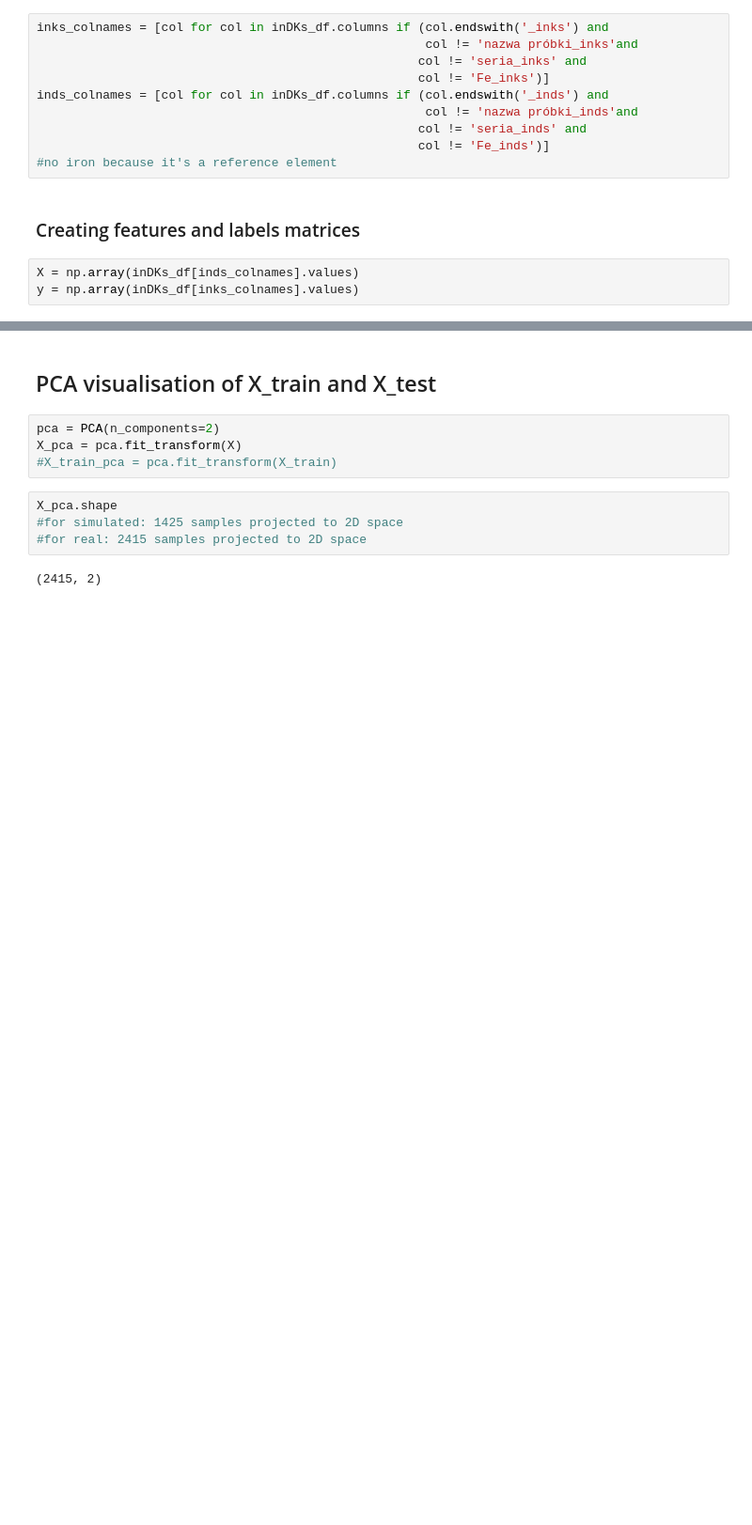
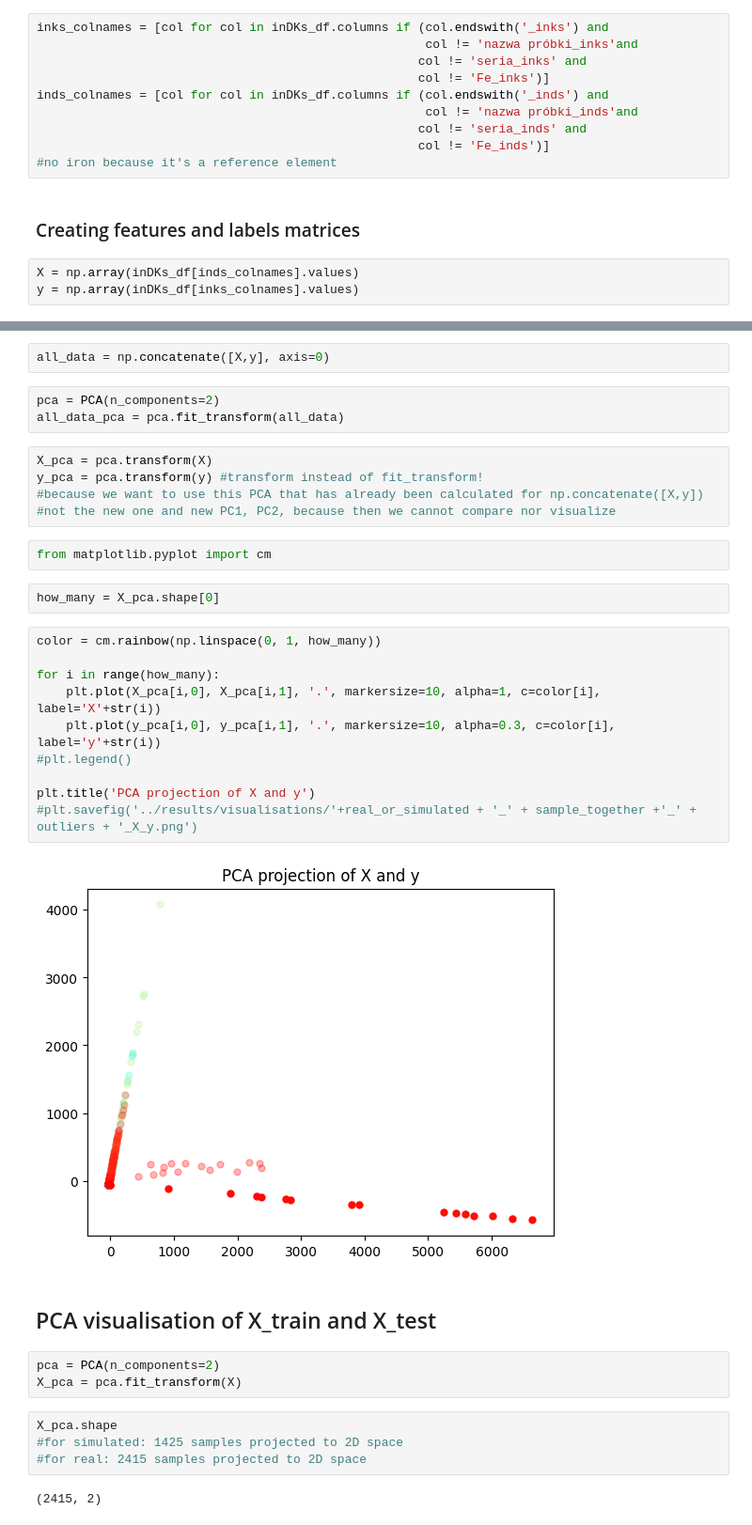
Before and after one commit to BDomzal/inks, a Jupyter notebook: notebooks/data_visualisation.ipynb, the cells around one changed output, grey strips where cells are left out. Shown at 94% size. Saved outputs shown, nothing was run; the diff lists cells and outputs as text; blank space fills up the shorter version.

```diff
--- a/notebooks/data_visualisation.ipynb
+++ b/notebooks/data_visualisation.ipynb
@@ -108,9 +154,34 @@ y_test = y[partition['test']]
+# %%
+all_data = np.concatenate([X,y], axis=0)
+# %%
+pca = PCA(n_components=2)
+all_data_pca = pca.fit_transform(all_data)
+# %%
+X_pca = pca.transform(X)
+y_pca = pca.transform(y) #transform instead of fit_transform!
+#because we want to use this PCA that has already been calculated for np.concatenate([X,y])
+#not the new one and new PC1, PC2, because then we cannot compare nor visualize
+# %%
+from matplotlib.pyplot import cm
+# %%
+how_many = X_pca.shape[0]
+# %%
+color = cm.rainbow(np.linspace(0, 1, how_many))
+
+for i in range(how_many):
+    plt.plot(X_pca[i,0], X_pca[i,1], '.', markersize=10, alpha=1, c=color[i], label='X'+str(i))
+    plt.plot(y_pca[i,0], y_pca[i,1], '.', markersize=10, alpha=0.3, c=color[i], label='y'+str(i))
+#plt.legend()
+
+plt.title('PCA projection of X and y')
+#plt.savefig('../results/visualisations/'+real_or_simulated + '_' + sample_together +'_' + outliers + '_X_y.png')
+# %% [output]
+[figure, added]
 # %% [markdown]
 ## PCA visualisation of X_train and X_test
 # %%
 pca = PCA(n_components=2)
 X_pca = pca.fit_transform(X)
-#X_train_pca = pca.fit_transform(X_train)
 # %%
 X_pca.shape
 #for simulated: 1425 samples projected to 2D space
```
Also changed, not shown: parts of 34 cells of this notebook, 3 other files.
